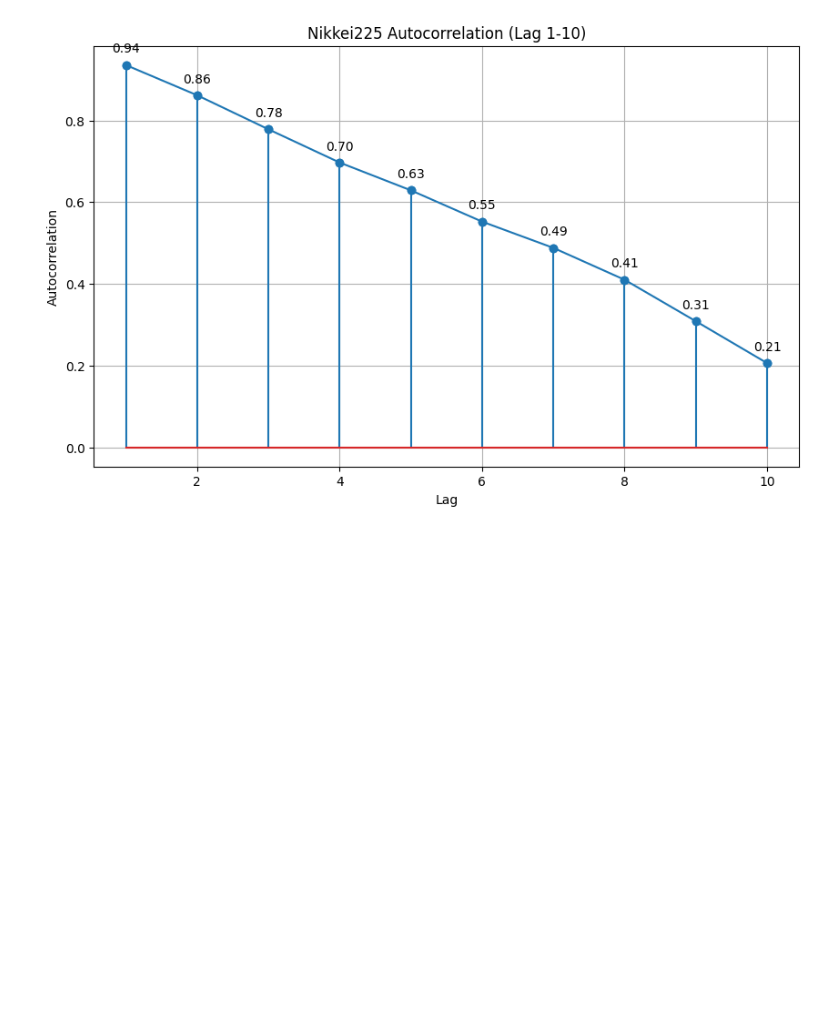
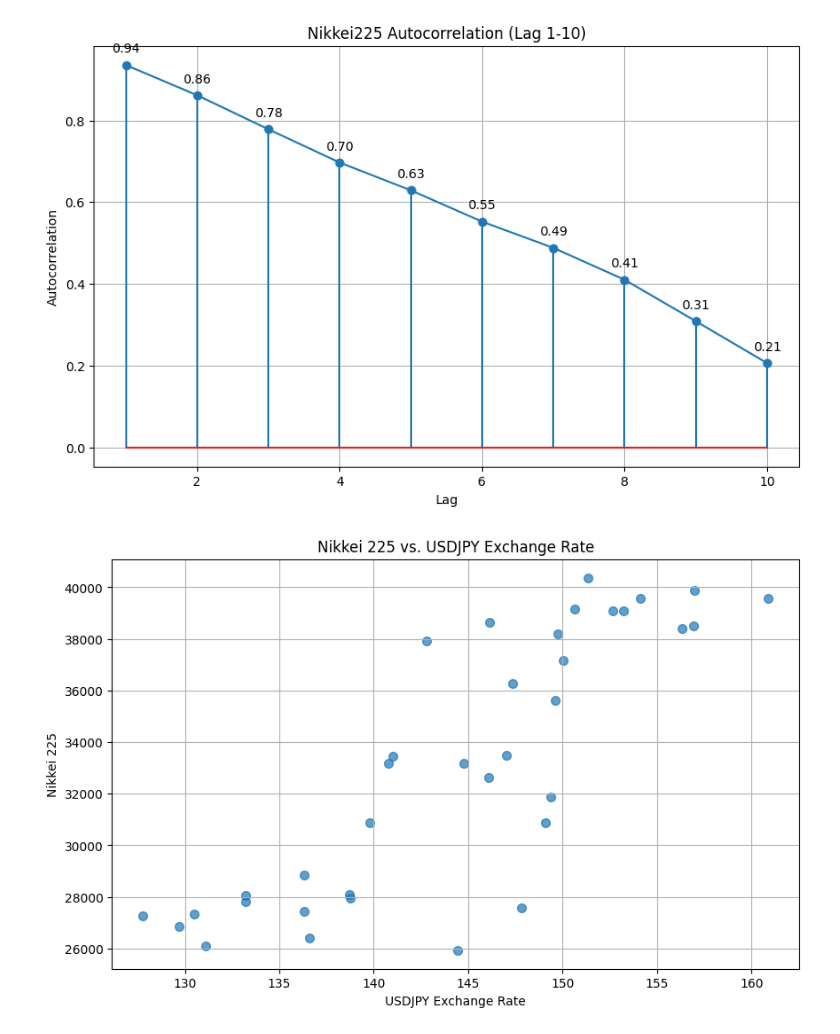
Before and after one commit to Hideki-Iwaki-TUS/FinancialMath, a Jupyter notebook: FinancialMath.ipynb, the cells around one changed output. Cells and saved outputs as stored; diff of their text form; code cells hidden in the pictures; blank space fills up the shorter version.

```diff
--- a/FinancialMath.ipynb
+++ b/FinancialMath.ipynb
@@ -312,3 +312,20 @@ plt.grid(True)
 plt.show()
 # %% [output]
 [figure]
+# %%
+# prompt: Nikkei225とUSDJPYの散布図を横軸を為替レートにして描く．
+
+import matplotlib.pyplot as plt
+
+# Assuming 'df' DataFrame from the previous code block is available
+
+# Create the scatter plot
+plt.figure(figsize=(10, 6))  # Adjust figure size as needed
+plt.scatter(df["USDJPY"], df["Nikkei225"], s=50, alpha=0.7) # x-axis: USDJPY, y-axis: Nikkei225
+plt.xlabel("USDJPY Exchange Rate")
+plt.ylabel("Nikkei 225")
+plt.title("Nikkei 225 vs. USDJPY Exchange Rate")
+plt.grid(True)
+plt.show()
+# %% [output]
+[figure, added]
```
Also changed, not shown: parts of 2 cells of this notebook.
